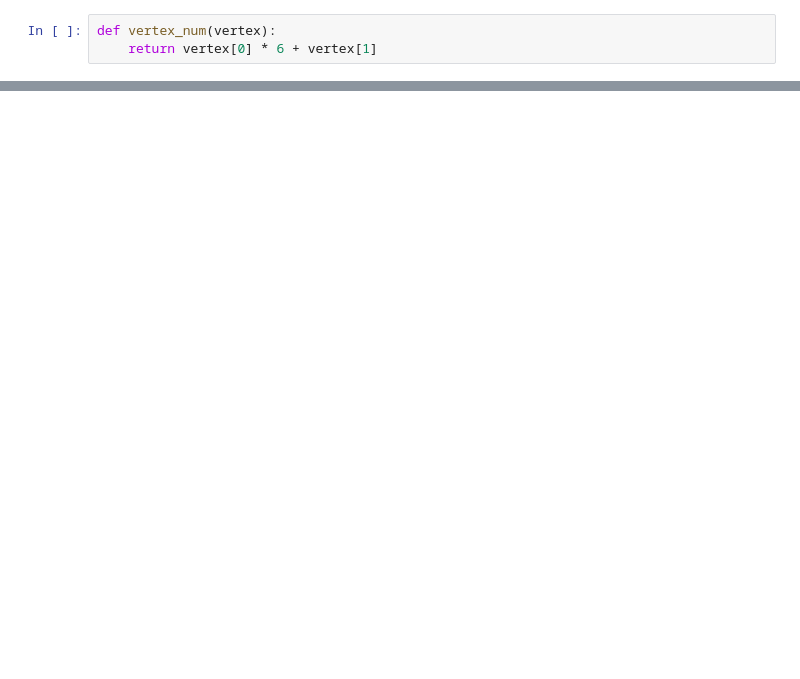
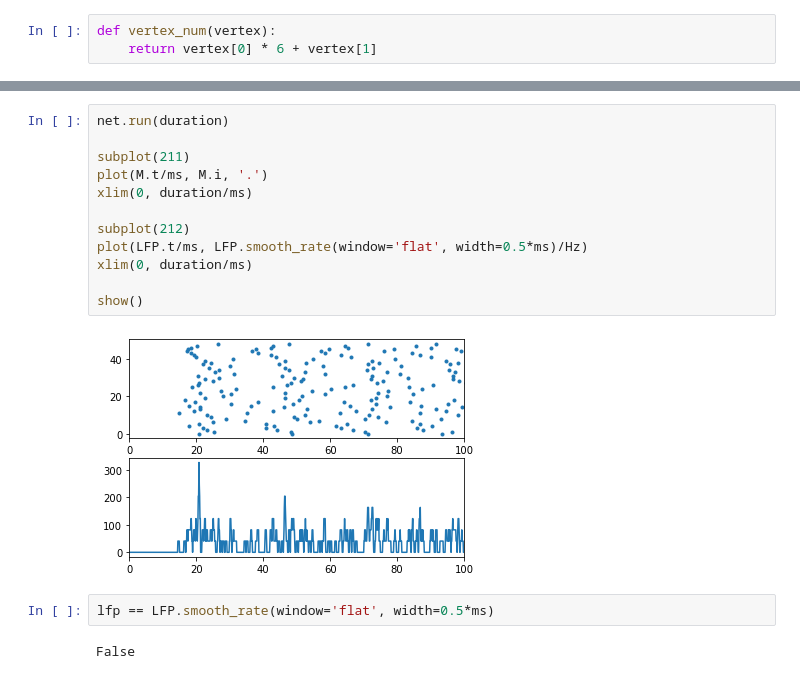
Before and after one commit to NikPeg/SmallWorldSynchronization, a Jupyter notebook: Синхронизация.ipynb, the cells around one changed output, grey strips where cells are left out. Saved outputs shown, nothing was run; the diff lists cells and outputs as text; blank space fills up the shorter version.

```diff
--- a/Синхронизация.ipynb
+++ b/Синхронизация.ipynb
@@ -69,0 +85,18 @@ show()
+# %%
+net.run(duration)
+
+subplot(211)
+plot(M.t/ms, M.i, '.')
+xlim(0, duration/ms)
+
+subplot(212)
+plot(LFP.t/ms, LFP.smooth_rate(window='flat', width=0.5*ms)/Hz)
+xlim(0, duration/ms)
+
+show()
+# %% [output]
+[figure, added]
+# %%
+lfp == LFP.smooth_rate(window='flat', width=0.5*ms)
+# %% [output]
+False
```
Also changed, not shown: parts of 5 cells of this notebook.
